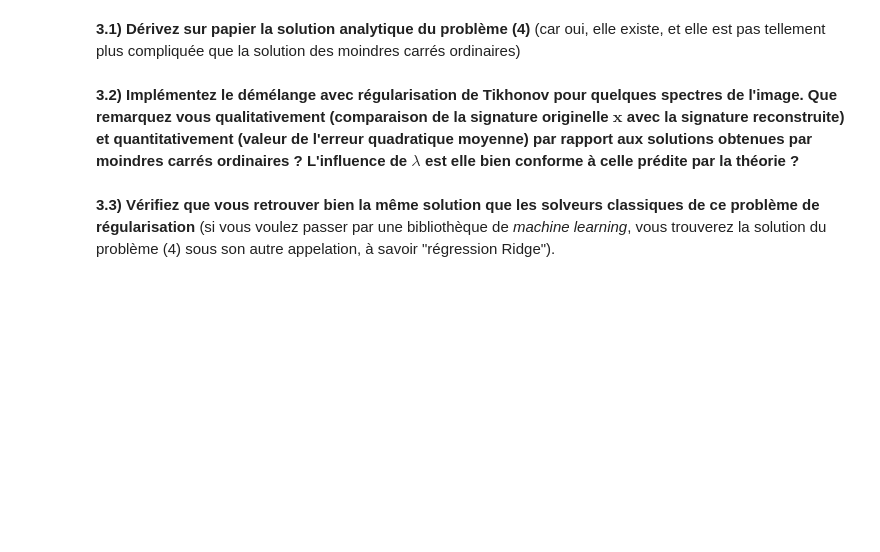
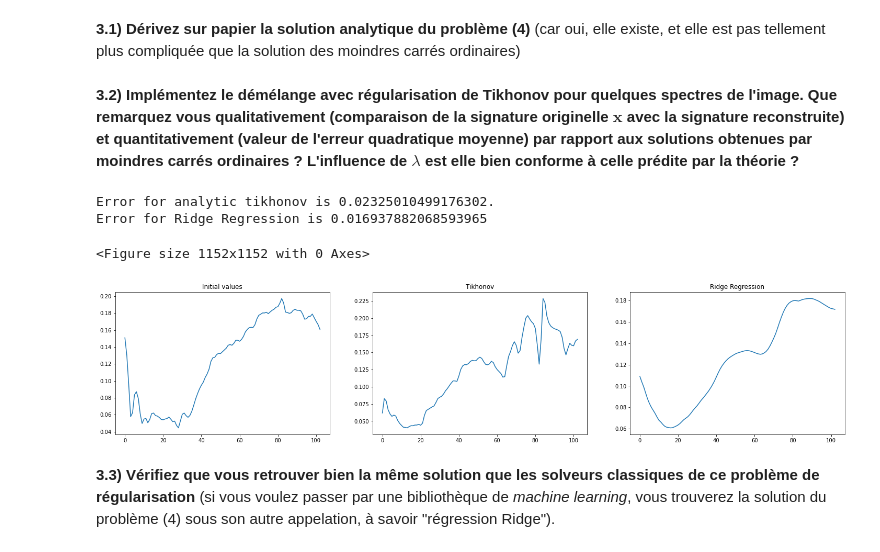
Before and after one commit to DemyCode/ocvx_2, a Jupyter notebook: TP_demelange.ipynb, the cells around one changed output. Drawn from its saved outputs; the diff is of its cells as text; code cells hidden in the pictures; blank space fills up the shorter version.

Commit message:
Regression Tikhonov

```diff
--- a/TP_demelange.ipynb
+++ b/TP_demelange.ipynb
@@ -337,5 +323,34 @@ Sans surprise, le but de cette partie va être d'étudier l'influence de la rég
 **3.1) Dérivez sur papier la solution analytique du problème (4)** (car oui, elle existe, et elle est pas tellement plus compliquée que la solution des moindres carrés ordinaires)
 # %% [markdown]
 **3.2) Implémentez le démélange avec régularisation de Tikhonov pour quelques spectres de l'image. Que remarquez vous qualitativement (comparaison de la signature originelle $\mathbf{x}$ avec la signature reconstruite) et quantitativement (valeur de l'erreur quadratique moyenne) par rapport aux solutions obtenues par moindres carrés ordinaires ? L'influence de $\lambda$ est elle bien conforme à celle prédite par la théorie ?**
+# %%
+def tikhonov_analytic(E, X, L):
+    # print(E.shape, X.shape)
+    return np.linalg.inv(E.T @ E + 2 * L) @ E.T @ X.T
+
+pix_interp = tikhonov_analytic(E, pix, 0.5)
+
+x_init = pix
+x_tikho = E @ pix_interp
+
+clf = Ridge(alpha=1.0)
+clf.fit(E, pix)
+x_ridge = clf.predict(E)
+
+plt.figure(figsize=(16, 16))
+fig, ax = plt.subplots(1, 3, figsize=(25, 5))
+ax[0].plot(np.arange(0, 103), x_init)
+ax[0].set_title('Initial values')
+ax[1].plot(np.arange(0, 103), x_tikho)
+ax[1].set_title('Tikhonov')
+ax[2].plot(np.arange(0, 103), x_ridge)
+ax[2].set_title('Ridge Regression')
+
+print("Error for analytic tikhonov is {}.\nError for Ridge Regression is {}".format(mean_quadratic_error(x_init, x_tikho), mean_quadratic_error(x_init, x_ridge)))
+# %% [output]
+Error for analytic tikhonov is 0.02325010499176302.
+Error for Ridge Regression is 0.016937882068593965
+<Figure size 1152x1152 with 0 Axes>
+[figure, added]
 # %% [markdown]
 **3.3) Vérifiez que vous retrouver bien la même solution que les solveurs classiques de ce problème de régularisation** (si vous voulez passer par une bibliothèque de *machine learning*, vous trouverez la solution du problème (4) sous son autre appelation, à savoir "régression Ridge").
```
Also changed, not shown: parts of 15 cells of this notebook.
